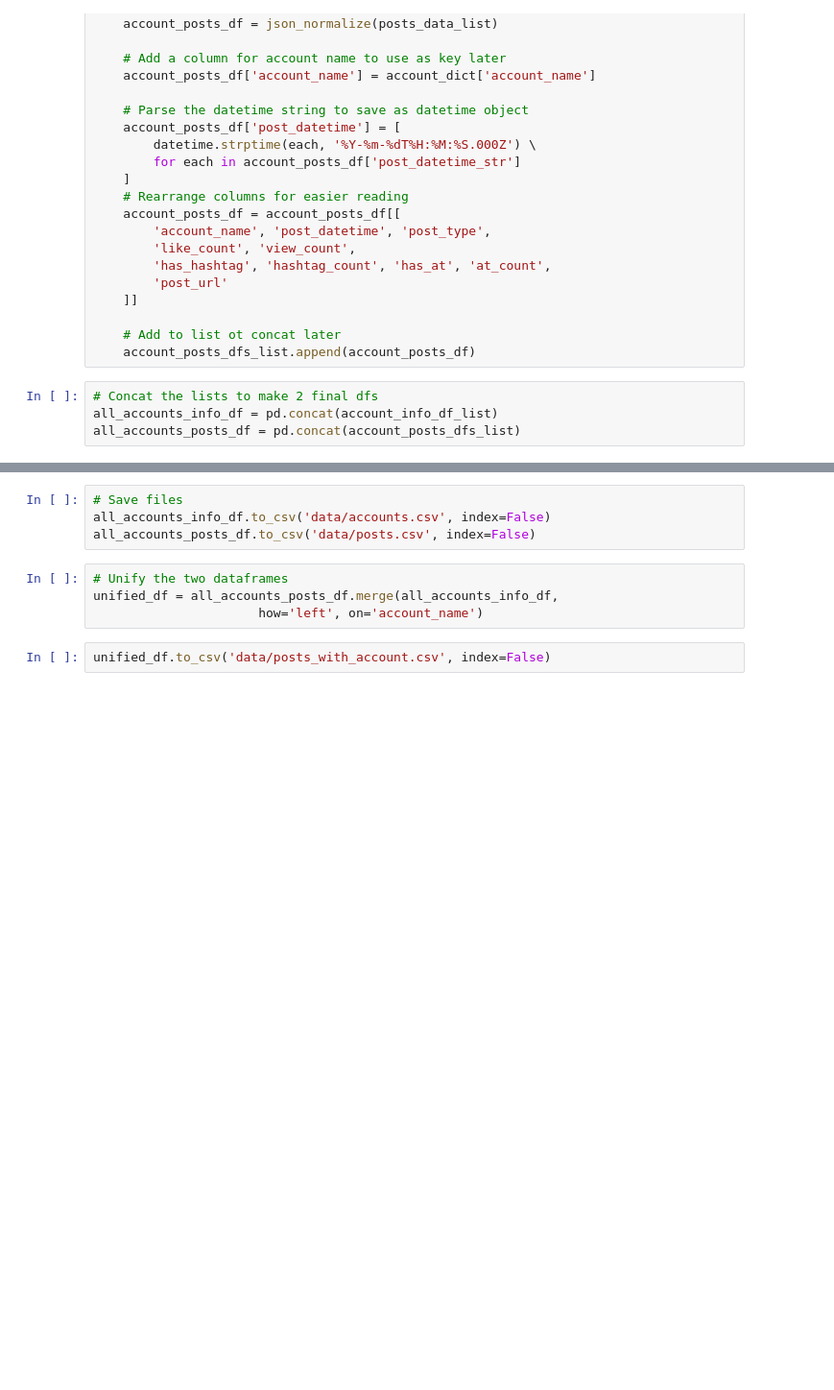
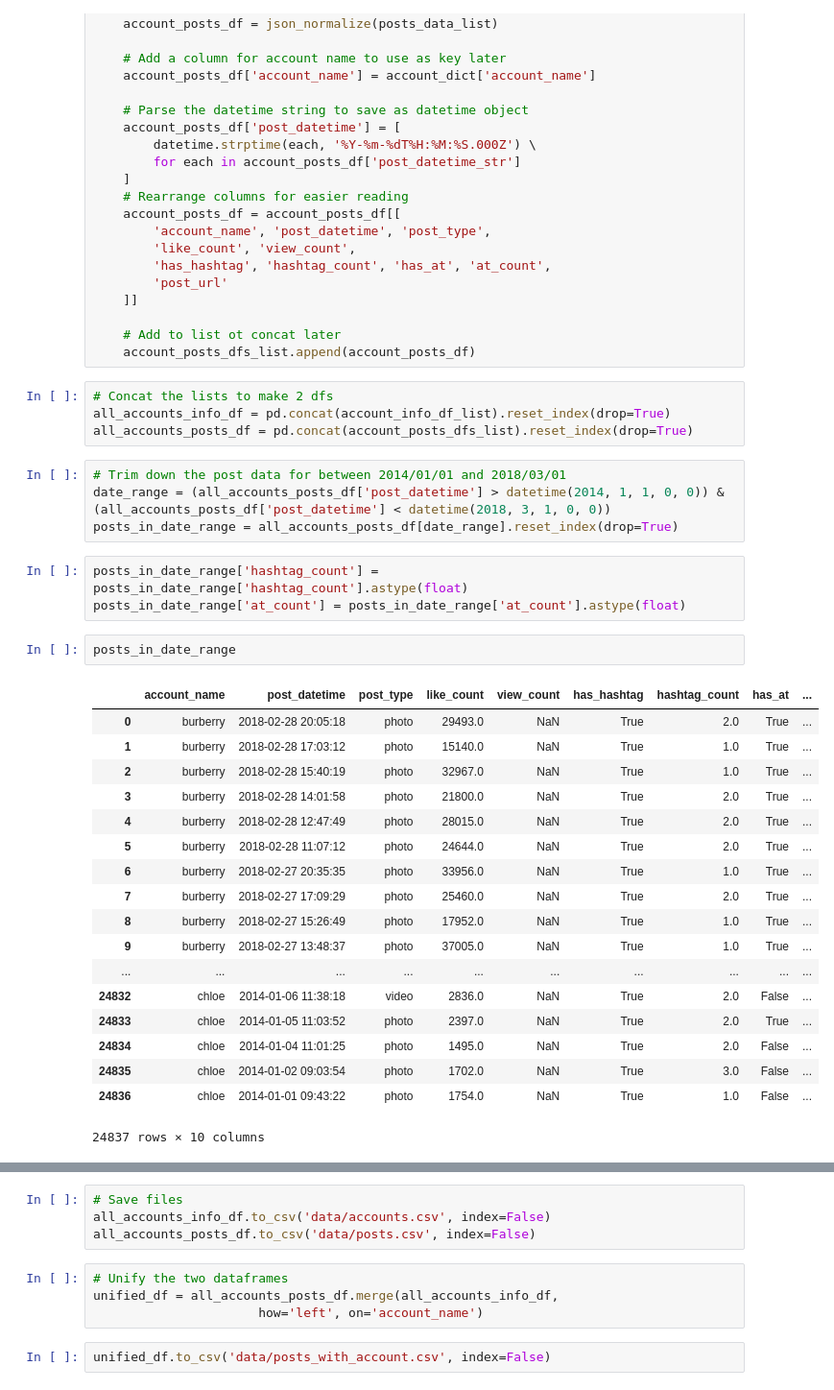
Before and after one commit to rayraysheng/project-2-data-vis, a Jupyter notebook: reformat_data_for_database.ipynb, the cells around one changed output, grey strips where cells are left out. Shown at 96% size. Saved outputs shown, nothing was run; the diff lists cells and outputs as text; blank space fills up the shorter version.

```diff
--- a/reformat_data_for_database.ipynb
+++ b/reformat_data_for_database.ipynb
@@ -66,6 +71,34 @@ for account in accounts_list:
     # Add to list ot concat later
     account_posts_dfs_list.append(account_posts_df)
 # %%
-# Concat the lists to make 2 final dfs
-all_accounts_info_df = pd.concat(account_info_df_list)
-all_accounts_posts_df = pd.concat(account_posts_dfs_list)
+# Concat the lists to make 2 dfs
+all_accounts_info_df = pd.concat(account_info_df_list).reset_index(drop=True)
+all_accounts_posts_df = pd.concat(account_posts_dfs_list).reset_index(drop=True)
+# %%
+# Trim down the post data for between 2014/01/01 and 2018/03/01
+date_range = (all_accounts_posts_df['post_datetime'] > datetime(2014, 1, 1, 0, 0)) & (all_accounts_posts_df['post_datetime'] < datetime(2018, 3, 1, 0, 0))
+posts_in_date_range = all_accounts_posts_df[date_range].reset_index(drop=True)
+# %%
+posts_in_date_range['hashtag_count'] = posts_in_date_range['hashtag_count'].astype(float)
+posts_in_date_range['at_count'] = posts_in_date_range['at_count'].astype(float)
+# %%
+posts_in_date_range
+# %% [output]
+|  | account_name | post_datetime | post_type | like_count | view_count | has_hashtag | hashtag_count | has_at | ... |
+| 0 | burberry | 2018-02-28 20:05:18 | photo | 29493.0 | NaN | True | 2.0 | True | ... |
+| 1 | burberry | 2018-02-28 17:03:12 | photo | 15140.0 | NaN | True | 1.0 | True | ... |
+| 2 | burberry | 2018-02-28 15:40:19 | photo | 32967.0 | NaN | True | 1.0 | True | ... |
+| 3 | burberry | 2018-02-28 14:01:58 | photo | 21800.0 | NaN | True | 2.0 | True | ... |
+| 4 | burberry | 2018-02-28 12:47:49 | photo | 28015.0 | NaN | True | 2.0 | True | ... |
+| 5 | burberry | 2018-02-28 11:07:12 | photo | 24644.0 | NaN | True | 2.0 | True | ... |
+| 6 | burberry | 2018-02-27 20:35:35 | photo | 33956.0 | NaN | True | 1.0 | True | ... |
+| 7 | burberry | 2018-02-27 17:09:29 | photo | 25460.0 | NaN | True | 2.0 | True | ... |
+| 8 | burberry | 2018-02-27 15:26:49 | photo | 17952.0 | NaN | True | 1.0 | True | ... |
+| 9 | burberry | 2018-02-27 13:48:37 | photo | 37005.0 | NaN | True | 1.0 | True | ... |
+| ... | ... | ... | ... | ... | ... | ... | ... | ... | ... |
+| 24832 | chloe | 2014-01-06 11:38:18 | video | 2836.0 | NaN | True | 2.0 | False | ... |
+| 24833 | chloe | 2014-01-05 11:03:52 | photo | 2397.0 | NaN | True | 2.0 | True | ... |
+| 24834 | chloe | 2014-01-04 11:01:25 | photo | 1495.0 | NaN | True | 2.0 | False | ... |
+| 24835 | chloe | 2014-01-02 09:03:54 | photo | 1702.0 | NaN | True | 3.0 | False | ... |
+| 24836 | chloe | 2014-01-01 09:43:22 | photo | 1754.0 | NaN | True | 1.0 | False | ... |
+24837 rows × 10 columns
```
Also changed, not shown: parts of 6 cells of this notebook, 1 other file.
